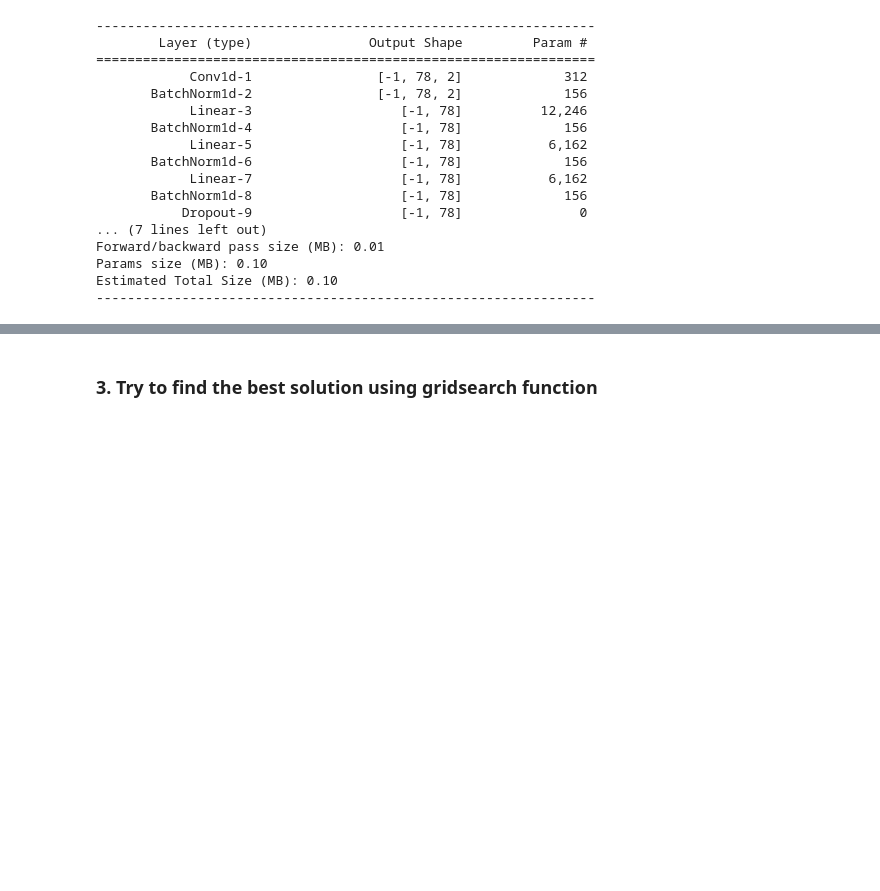
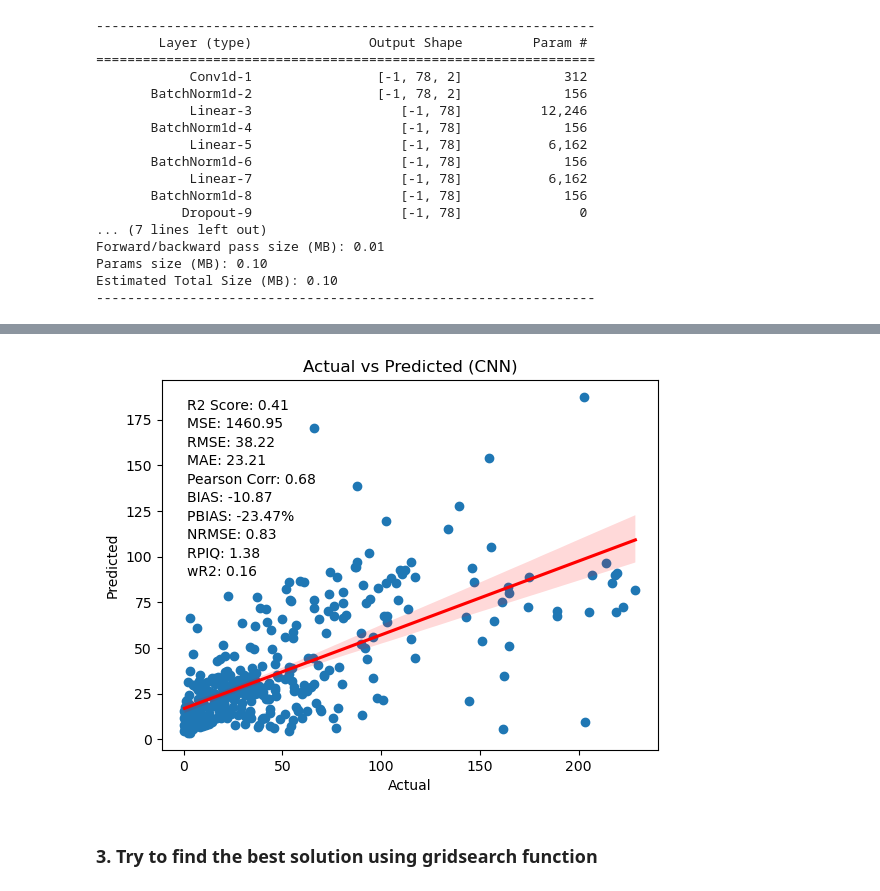
Before and after one commit to Emmanuel461/Salinity_Model, a Jupyter notebook: Codes/4.CNN_modeling.ipynb, the cells around one changed output, grey strips where cells are left out. Cells and saved outputs as stored; diff of their text form; code cells hidden in the pictures; blank space fills up the shorter version.

```diff
--- a/Codes/4.CNN_modeling.ipynb
+++ b/Codes/4.CNN_modeling.ipynb
@@ -402,3 +381,80 @@ plt.show()
+# %%
+from sklearn.metrics import r2_score, mean_squared_error, mean_absolute_error
+from scipy.stats import pearsonr
+import numpy as np
+import matplotlib.pyplot as plt
+import seaborn as sns
+
+# Obtener predicciones del modelo
+def get_predictions(model, dataloader):
+    model.eval()
+    predictions = []
+    with torch.no_grad():
+        for inputs, _ in dataloader:
+            outputs = model(inputs)
+            predictions.extend(outputs.view(-1).tolist())  # Asegurarse de que las predicciones sean un vector
+    return predictions
+
+# Obtener predicciones del modelo en los datos X1
+y_pred_all_cnn = get_predictions(model, data_loader)
+
+# Convertir los datos reales y predichos a NumPy arrays de tipo flotante
+y1_numpy = np.array(y1_tensor.numpy().flatten(), dtype=float)
+y_pred_all_cnn = np.array(y_pred_all_cnn, dtype=float)
+
+# Verificar si hay valores NaN o no numéricos y tamaños inconsistentes
+if np.isnan(y1_numpy).any() or np.isnan(y_pred_all_cnn).any():
+    raise ValueError("Los datos contienen valores NaN o no numéricos. Por favor, límpialos antes de continuar.")
+if len(y1_numpy) != len(y_pred_all_cnn):
+    raise ValueError(f"Los datos tienen tamaños incompatibles: {len(y1_numpy)} vs {len(y_pred_all_cnn)}.")
+
+# Calcular las métricas de evaluación
+r2_all_cnn = r2_score(y1_numpy, y_pred_all_cnn)
+mse_all_cnn = mean_squared_error(y1_numpy, y_pred_all_cnn)
+rmse_all_cnn = np.sqrt(mse_all_cnn)
+mae_all_cnn = mean_absolute_error(y1_numpy, y_pred_all_cnn)
+pearson_corr, _ = pearsonr(y1_numpy, y_pred_all_cnn)
+
+# Calcular BIAS
+bias_all_cnn = np.mean(y_pred_all_cnn - y1_numpy)
+
+# Calcular PBIAS
+pbias_all_cnn = 100 * np.sum(y_pred_all_cnn - y1_numpy) / np.sum(y1_numpy)
+
+# Calcular NRMSE (Normalized RMSE) usando la media de los valores reales
+nrmse_all_cnn = rmse_all_cnn / np.mean(y1_numpy)
+
+# Calcular RPIQ
+rpiq_all_cnn = calculate_rpiq(y1_numpy, y_pred_all_cnn)
+
+# Calcular wR2
+wr2_all_cnn = calculate_wr2(y1_numpy, y_pred_all_cnn)
+
+# Graficar el scatter plot
+fig, ax = plt.subplots()
+ax.scatter(y1_numpy, y_pred_all_cnn)
+ax.set_xlabel('Actual')
+ax.set_ylabel('Predicted')
+ax.set_title("Actual vs Predicted (CNN)")
+
+# Agregar la línea de regresión
+sns.regplot(x=y1_numpy, y=y_pred_all_cnn, scatter=False, ax=ax, color='red')
+
+# Anotar las métricas en la gráfica
+ax.annotate(f'R2 Score: {r2_all_cnn:.2f}', xy=(0.05, 0.95), xycoords='axes fraction', ha='left', va='top', fontsize=10)
+ax.annotate(f'MSE: {mse_all_cnn:.2f}', xy=(0.05, 0.90), xycoords='axes fraction', ha='left', va='top', fontsize=10)
+ax.annotate(f'RMSE: {rmse_all_cnn:.2f}', xy=(0.05, 0.85), xycoords='axes fraction', ha='left', va='top', fontsize=10)
+ax.annotate(f'MAE: {mae_all_cnn:.2f}', xy=(0.05, 0.80), xycoords='axes fraction', ha='left', va='top', fontsize=10)
+ax.annotate(f'Pearson Corr: {pearson_corr:.2f}', xy=(0.05, 0.75), xycoords='axes fraction', ha='left', va='top', fontsize=10)
+ax.annotate(f'BIAS: {bias_all_cnn:.2f}', xy=(0.05, 0.70), xycoords='axes fraction', ha='left', va='top', fontsize=10)
+ax.annotate(f'PBIAS: {pbias_all_cnn:.2f}%', xy=(0.05, 0.65), xycoords='axes fraction', ha='left', va='top', fontsize=10)
+ax.annotate(f'NRMSE: {nrmse_all_cnn:.2f}', xy=(0.05, 0.60), xycoords='axes fraction', ha='left', va='top', fontsize=10)
+ax.annotate(f'RPIQ: {rpiq_all_cnn:.2f}', xy=(0.05, 0.55), xycoords='axes fraction', ha='left', va='top', fontsize=10)
+ax.annotate(f'wR2: {wr2_all_cnn:.2f}', xy=(0.05, 0.50), xycoords='axes fraction', ha='left', va='top', fontsize=10)
+
+plt.show()
+# %% [output]
+[figure, added]
 # %% [markdown]
 ### 3. Try to find the best solution using gridsearch function
 # %%
```
Also changed, not shown: parts of 3 cells of this notebook, 8 other files.
